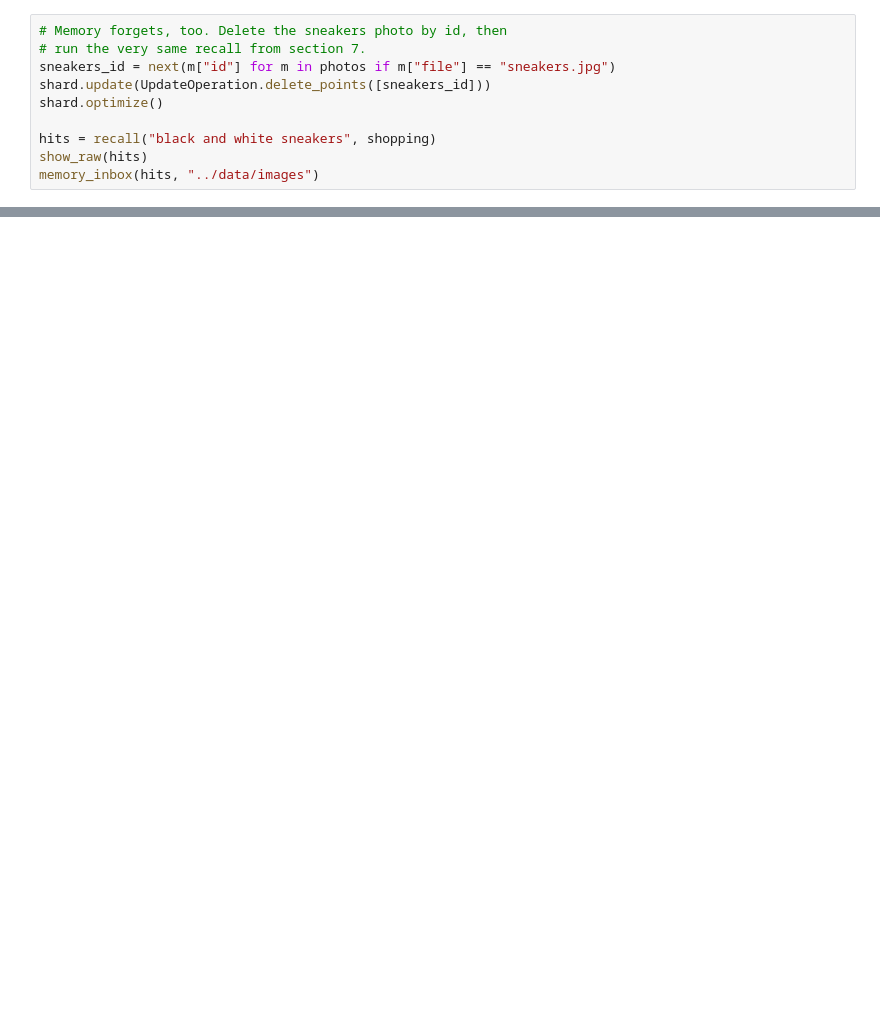
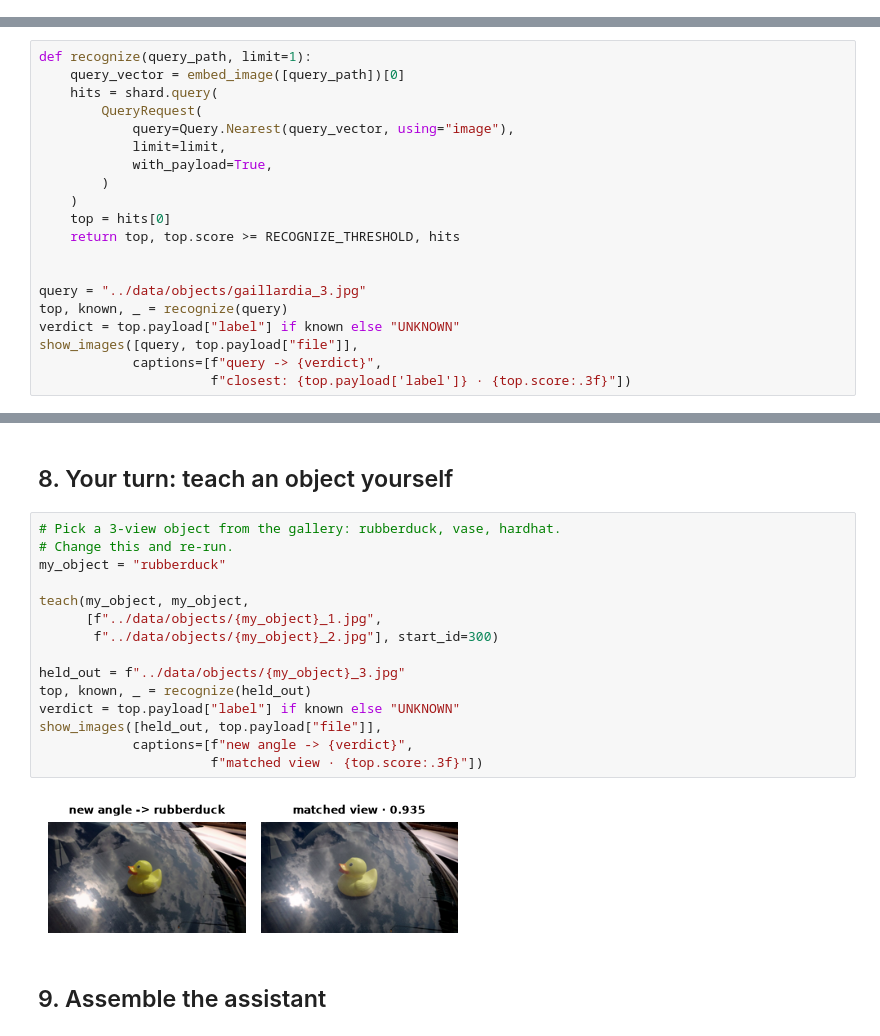
Before and after one commit to Dylancouzon/on-device-memory-course, a Jupyter notebook: L5/L5.ipynb, the cells around one changed output, grey strips where cells are left out. Saved outputs shown, nothing was run; the diff lists cells and outputs as text; blank space fills up the shorter version.

```diff
--- a/L5/L5.ipynb
+++ b/L5/L5.ipynb
@@ -256,10 +0,0 @@ Text Notes  0.757 id=900  Left the spare key with the neighb
-# %%
-# Memory forgets, too. Delete the sneakers photo by id, then
-# run the very same recall from section 7.
-sneakers_id = next(m["id"] for m in photos if m["file"] == "sneakers.jpg")
-shard.update(UpdateOperation.delete_points([sneakers_id]))
-shard.optimize()
-
-hits = recall("black and white sneakers", shopping)
-show_raw(hits)
-memory_inbox(hits, "../data/images")
@@ -275,0 +67,20 @@ Cleaned up
+# %%
+def recognize(query_path, limit=1):
+    query_vector = embed_image([query_path])[0]
+    hits = shard.query(
+        QueryRequest(
+            query=Query.Nearest(query_vector, using="image"),
+            limit=limit,
+            with_payload=True,
+        )
+    )
+    top = hits[0]
+    return top, top.score >= RECOGNIZE_THRESHOLD, hits
+
+
+query = "../data/objects/gaillardia_3.jpg"
+top, known, _ = recognize(query)
+verdict = top.payload["label"] if known else "UNKNOWN"
+show_images([query, top.payload["file"]],
+            captions=[f"query -> {verdict}",
+                      f"closest: {top.payload['label']} · {top.score:.3f}"])
@@ -275,0 +130,21 @@ Cleaned up
+# %% [markdown]
+## 8. Your turn: teach an object yourself
+# %%
+# Pick a 3-view object from the gallery: rubberduck, vase, hardhat.
+# Change this and re-run.
+my_object = "rubberduck"
+
+teach(my_object, my_object,
+      [f"../data/objects/{my_object}_1.jpg",
+       f"../data/objects/{my_object}_2.jpg"], start_id=300)
+
+held_out = f"../data/objects/{my_object}_3.jpg"
+top, known, _ = recognize(held_out)
+verdict = top.payload["label"] if known else "UNKNOWN"
+show_images([held_out, top.payload["file"]],
+            captions=[f"new angle -> {verdict}",
+                      f"matched view · {top.score:.3f}"])
+# %% [output]
+[figure, added]
+# %% [markdown]
+## 9. Assemble the assistant
```
Also changed, not shown: parts of 48 cells of this notebook, 8 other files.
